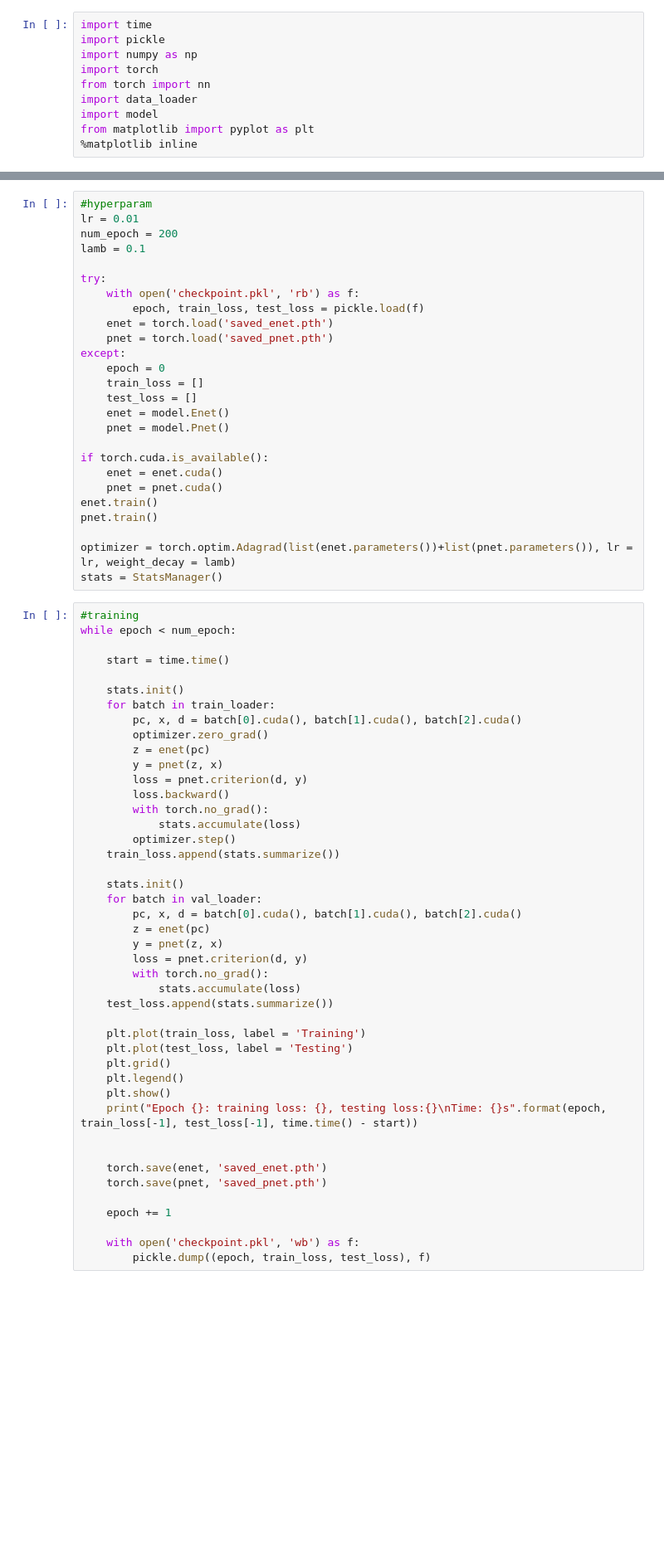
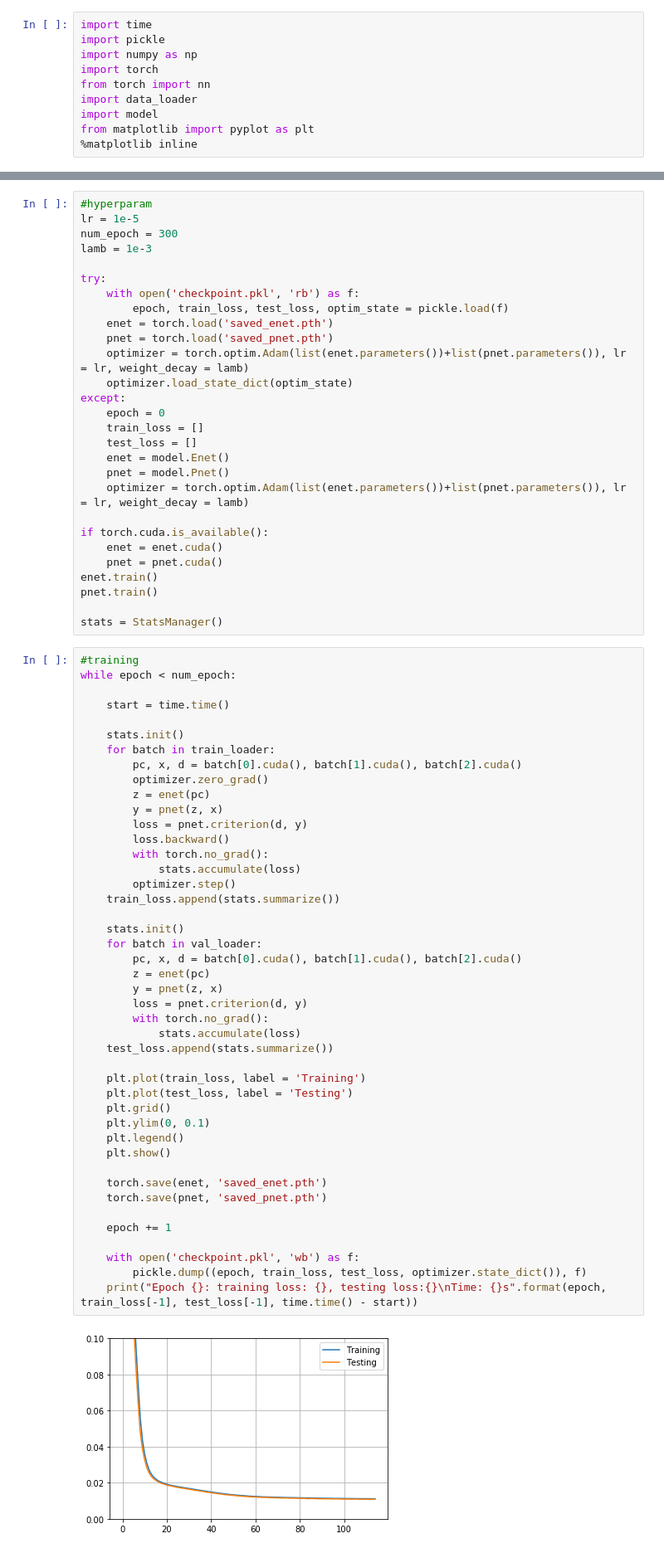
Before and after one commit to zqianAiii/MPNetCar, a Jupyter notebook: MPNet/training.ipynb, the cells around one changed output, grey strips where cells are left out. Shown at 83% size. Drawn from its saved outputs; the diff is of its cells as text; blank space fills up the shorter version.

```diff
--- a/MPNet/training.ipynb
+++ b/MPNet/training.ipynb
@@ -39,20 +41,23 @@ print('Data loading completed')
 # %%
 #hyperparam
-lr = 0.01
-num_epoch = 200
-lamb = 0.1
+lr = 1e-5
+num_epoch = 300
+lamb = 1e-3
 
 try:
     with open('checkpoint.pkl', 'rb') as f:
-        epoch, train_loss, test_loss = pickle.load(f)
+        epoch, train_loss, test_loss, optim_state = pickle.load(f)
     enet = torch.load('saved_enet.pth')
     pnet = torch.load('saved_pnet.pth')
+    optimizer = torch.optim.Adam(list(enet.parameters())+list(pnet.parameters()), lr = lr, weight_decay = lamb)
+    optimizer.load_state_dict(optim_state)
 except:
     epoch = 0
     train_loss = []
     test_loss = []
     enet = model.Enet()
     pnet = model.Pnet()
+    optimizer = torch.optim.Adam(list(enet.parameters())+list(pnet.parameters()), lr = lr, weight_decay = lamb)
 
 if torch.cuda.is_available():
     enet = enet.cuda()
@@ -60,7 +65,6 @@ if torch.cuda.is_available():
 enet.train()
 pnet.train()
 
-optimizer = torch.optim.Adagrad(list(enet.parameters())+list(pnet.parameters()), lr = lr, weight_decay = lamb)
 stats = StatsManager()
 # %%
 #training
@@ -76,33 +80,35 @@ while epoch < num_epoch:
         y = pnet(z, x)
         loss = pnet.criterion(d, y)
         loss.backward()
         with torch.no_grad():
             stats.accumulate(loss)
         optimizer.step()
     train_loss.append(stats.summarize())
 
     stats.init()
     for batch in val_loader:
         pc, x, d = batch[0].cuda(), batch[1].cuda(), batch[2].cuda()
         z = enet(pc)
         y = pnet(z, x)
         loss = pnet.criterion(d, y)
         with torch.no_grad():
             stats.accumulate(loss)
     test_loss.append(stats.summarize())
 
     plt.plot(train_loss, label = 'Training')
     plt.plot(test_loss, label = 'Testing')
     plt.grid()
+    plt.ylim(0, 0.1)
     plt.legend()
     plt.show()
-    print("Epoch {}: training loss: {}, testing loss:{}\nTime: {}s".format(epoch, train_loss[-1], test_loss[-1], time.time() - start))
-
 
     torch.save(enet, 'saved_enet.pth')
     torch.save(pnet, 'saved_pnet.pth')
 
     epoch += 1
 
     with open('checkpoint.pkl', 'wb') as f:
-        pickle.dump((epoch, train_loss, test_loss), f)
+        pickle.dump((epoch, train_loss, test_loss, optimizer.state_dict()), f)
+    print("Epoch {}: training loss: {}, testing loss:{}\nTime: {}s".format(epoch, train_loss[-1], test_loss[-1], time.time() - start))
+# %% [output]
+[figure, added]
```
Also changed, not shown: parts of 2 cells of this notebook, 9 other files.
